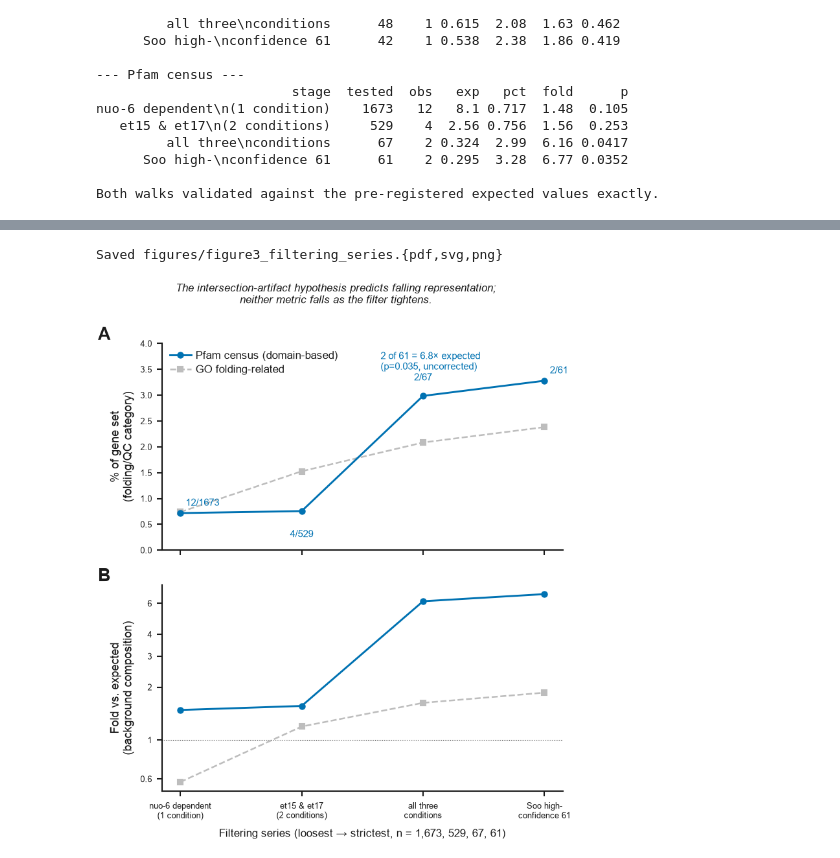
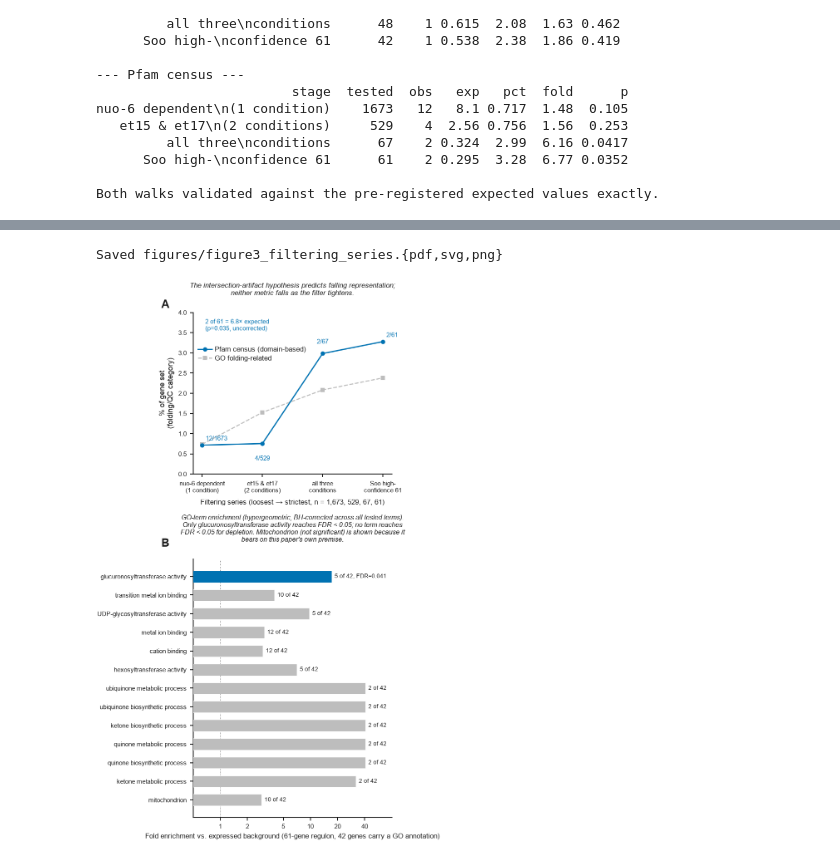
Before and after one commit to Jun4132547/atfs1_project, a Jupyter notebook: scripts/figure_3.ipynb, the cells around one changed output, grey strips where cells are left out. Saved outputs shown, nothing was run; the diff lists cells and outputs as text; code cells hidden in the pictures.

```diff
--- a/scripts/figure_3.ipynb
+++ b/scripts/figure_3.ipynb
@@ -248,11 +308,17 @@ Both walks validated against the pre-registered expected values exactly.
 # Pfam census (primary, domain-based, independent of GO) rises monotonically;
 # GO folding-related (secondary) moves within noise rather than falling. Either
 # reading rejects the intersection-artifact hypothesis, which predicted a fall.
-# Panel B: the same walk as fold-enrichment over what background composition alone
-# would predict, log-scaled since the census fold at the strict end (6.8x) dwarfs
-# the loose end (1.5x).
+# Panel B: GO-term enrichment on the fixed 61-gene regulon against the expressed
+# background - a separate analysis from Panel A's filtering-series walk, not
+# another view of the same four points. Top 13 terms by raw p-value (mechanical
+# cutoff, not curated): the minimum that includes every term this notebook's own
+# validated numbers single out - glucuronosyltransferase activity (the one term
+# reaching FDR < 0.05) and mitochondrion (not significant, shown anyway because it
+# bears directly on this paper's own premise about mitochondrial import failure,
+# and a reader would otherwise wonder why it is missing).
 x = np.arange(len(STAGE_LABELS))
-fig, axes = plt.subplots(2, 1, figsize=(THREEQ_W, THREEQ_W * 1.15), sharex=True)
+fig, axes = plt.subplots(2, 1, figsize=(THREEQ_W, THREEQ_W * 1.8),
+                         gridspec_kw={"height_ratios": [1, 1.6]})
 
 ax = axes[0]
 ax.plot(x, census_walk["pct"], "-o", color=BLUE, ms=4, lw=1.4, zorder=3, label="Pfam census (domain-based)")
@@ -261,56 +327,70 @@ ax.plot(x, go_walk["pct"], "--s", color=GREY, ms=3.5, lw=1.2, zorder=2, label="G
 # line segments, not a fixed corner. Correcting the spg-7(RNAi) omission moved
 # point 2 from 1.30% to 2.99% - much closer to point 3 (3.28%) than before - which
 # put the old upper-right default for point 1 directly on its now-steep outgoing
 # segment, and the old lower-left default for point 2 directly on its now-steep
 # incoming segment. Both caught by inspecting the re-rendered figure, not by
 # anything the code itself flagged.
 N_LABEL_OFFSETS = {0: (4, 4), 1: (0, -14), 2: (0, 10), 3: (4, 4)}
 N_LABEL_HA = {0: "left", 1: "center", 2: "center", 3: "left"}
 N_LABEL_VA = {0: "bottom", 1: "top", 2: "bottom", 3: "bottom"}
 for xi, row in census_walk.iterrows():
     ax.annotate(f"{row['obs']:.0f}/{row['tested']:.0f}", (xi, row["pct"]),
                 textcoords="offset points", xytext=N_LABEL_OFFSETS[xi],
                 ha=N_LABEL_HA[xi], va=N_LABEL_VA[xi], fontsize=7, color=BLUE)
-# Placed by data coordinate rather than as a callout on point 3, since the two
-# strictest points now sit close together (2.99%, 3.28%) with little room for a
-# three-line box beside either one without crossing the segment between them.
-# The open space above both, up to the 4.0% axis ceiling, has no such conflict.
-ax.text(1.65, 3.85, "2 of 61 = 6.8× expected\n(p=0.035, uncorrected)",
+# Placed top-left rather than top-center: the title above is centered on the full
+# axis width, and the "2/67"/"2/61" point labels sit in the upper-right around
+# y=3.0-3.4, so the only corner clear of both is the top-left, well above the
+# loose-end points (12/1673, 4/529) sitting near y=0.7-1.5.
+ax.text(0.05, 3.85, "2 of 61 = 6.8× expected\n(p=0.035, uncorrected)",
         ha="left", va="top", fontsize=7, color=BLUE)
 ax.set_ylabel("% of gene set\n(folding/QC category)", fontsize=8.5)
 ax.set_ylim(0, 4.0)
+ax.set_xticks(x)
+ax.set_xticklabels(STAGE_LABELS, fontsize=8)
+ax.set_xlabel("Filtering series (loosest → strictest, n = " +
+              ", ".join(f"{int(t):,}" for t in census_walk["tested"]) + ")", fontsize=8, labelpad=6)
+ax.set_title("The intersection-artifact hypothesis predicts falling representation;\n"
+             "neither metric falls as the filter tightens.",
+             fontsize=8, style="italic", color=INK, pad=20)
 panel_label(ax, "A")
-ax.legend(loc="upper left", frameon=False, fontsize=8, handletextpad=0.4)
+ax.legend(loc="upper left", frameon=False, fontsize=8, handletextpad=0.4,
+          bbox_to_anchor=(0.0, 0.82), bbox_transform=ax.transAxes)
 
 ax2 = axes[1]
-ax2.axhline(1, color=INK, lw=0.5, ls=":", zorder=1)
-ax2.plot(x, census_walk["fold"], "-o", color=BLUE, ms=4, lw=1.4, zorder=3)
-ax2.plot(x, go_walk["fold"], "--s", color=GREY, ms=3.5, lw=1.2, zorder=2)
-ax2.set_yscale("log")
-# Plain numbers on the log axis. Matplotlib's default renders these as "6 x 10^0",
-# "4 x 10^0" and so on, which is correct but not how a fold-change axis is written.
-ax2.set_yticks([0.6, 1, 2, 3, 4, 6])
-ax2.set_yticklabels(["0.6", "1", "2", "3", "4", "6"])
+top = regulon_go.head(13).reset_index(drop=True)
+bar_colors = [BLUE if fdr < 0.05 else GREY for fdr in top["fdr_enrich"]]
+y = np.arange(len(top))
+ax2.axvline(1, color=INK, lw=0.5, ls=":", zorder=1)
+ax2.barh(y, top["fold"], color=bar_colors, height=0.62, edgecolor="white", linewidth=0.4, zorder=3)
+for yi, row in top.iterrows():
+    label = (f"{int(row['k'])} of {int(row['n'])}, FDR={row['fdr_enrich']:.3f}"
+             if row["fdr_enrich"] < 0.05 else f"{int(row['k'])} of {int(row['n'])}")
+    ax2.text(row["fold"] * 1.08, yi, label, va="center", fontsize=6.5, color=INK)
+ax2.set_yticks(y)
+ax2.set_yticklabels(top["term"], fontsize=7.5)
+ax2.invert_yaxis()
+ax2.set_xscale("log")
+ax2.set_xlim(0.5, 80)
+ax2.set_xticks([1, 2, 5, 10, 20, 40])
+ax2.set_xticklabels(["1", "2", "5", "10", "20", "40"])
 ax2.minorticks_off()
-ax2.set_ylabel("Fold vs. expected\n(background composition)", fontsize=8.5)
-ax2.set_xticks(x)
-ax2.set_xticklabels(STAGE_LABELS, fontsize=8)
-for label, tested in zip(ax2.get_xticklabels(), census_walk["tested"]):
-    pass
-ax2.set_xlabel("Filtering series (loosest → strictest, n = " +
-               ", ".join(f"{int(t):,}" for t in census_walk["tested"]) + ")", fontsize=8, labelpad=6)
+ax2.set_xlabel(f"Fold enrichment vs. expressed background "
+               f"(61-gene regulon, {int(top['n'].iloc[0])} genes carry a GO annotation)", fontsize=8)
+ax2.set_title("GO-term enrichment (hypergeometric, BH-corrected across all tested terms).\n"
+              "Only glucuronosyltransferase activity reaches FDR < 0.05; no term reaches\n"
+              "FDR < 0.05 for depletion. Mitochondrion (not significant) is shown because it\n"
+              "bears on this paper's own premise.",
+              fontsize=7.5, style="italic", color=INK, pad=20)
 panel_label(ax2, "B")
 
 for a in axes:
-    a.tick_params(labelsize=6)
+    a.tick_params(labelsize=7)
     for spine in ("top", "right"):
         a.spines[spine].set_visible(False)
 
-fig.text(0.5, 0.995, "The intersection-artifact hypothesis predicts falling representation;\nneither metric falls as the filter tightens.",
-          ha="center", va="top", fontsize=8, color=INK, style="italic")
-fig.tight_layout(rect=[0, 0, 1, 0.94])
+fig.tight_layout()
 save(fig, "figure3_filtering_series")
 plt.show()
 # %% [output]
 Saved figures/figure3_filtering_series.{pdf,svg,png}
-[figure, old version]
+[figure, new version]
```
Also changed, not shown: parts of 2 cells of this notebook, 13 other files.
